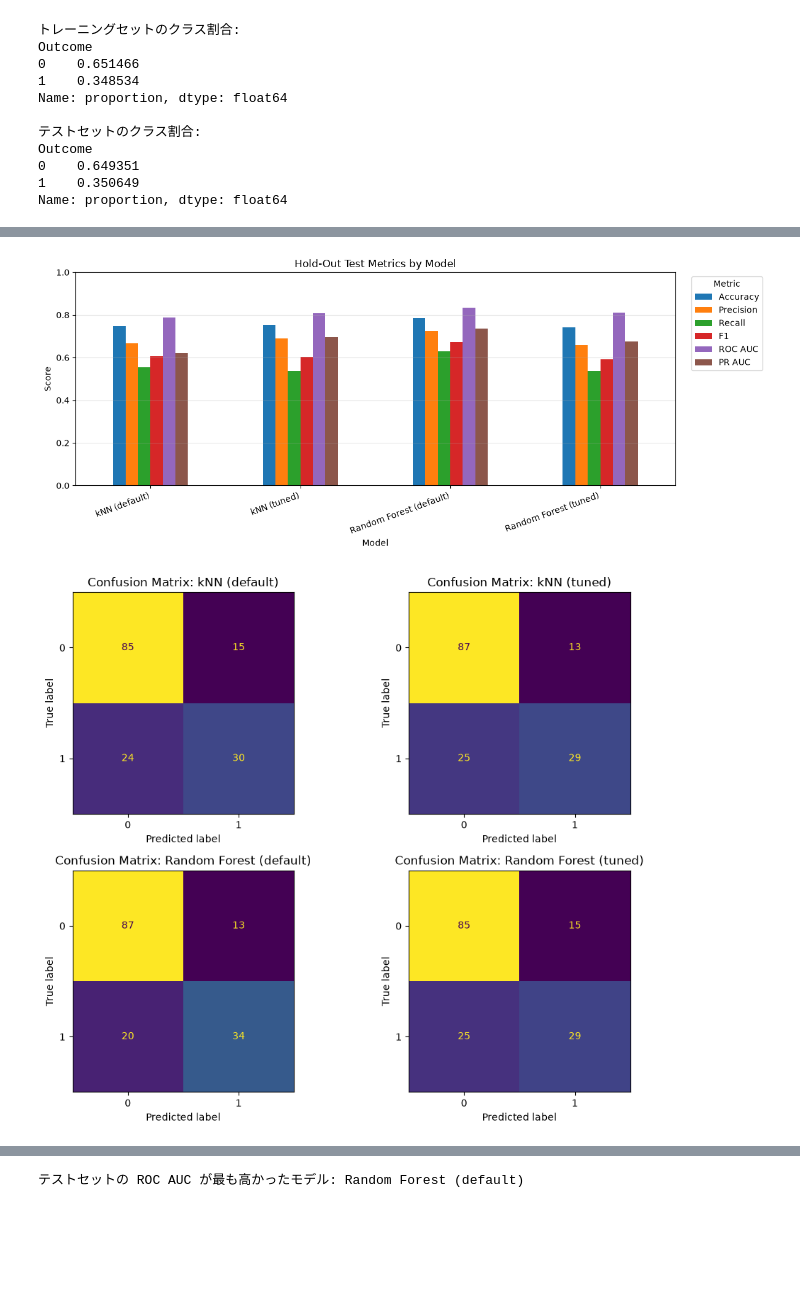
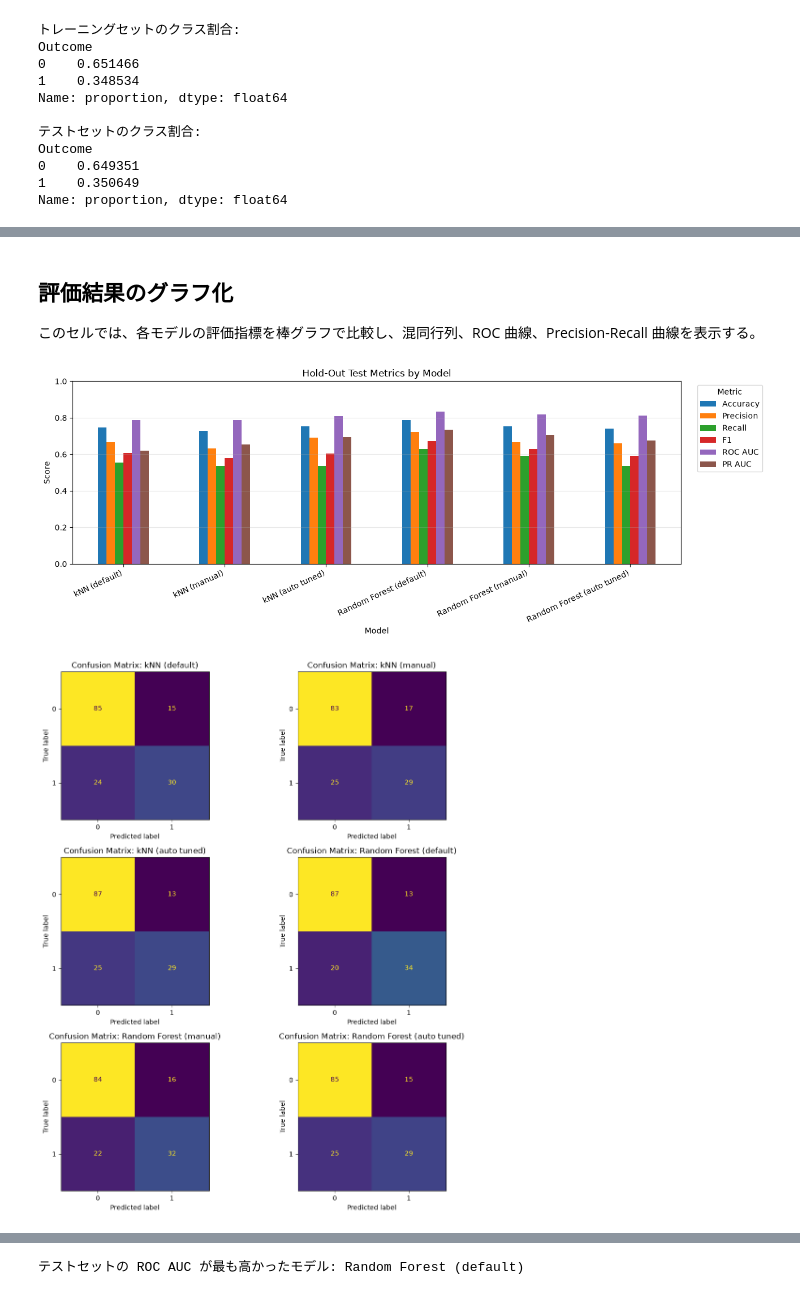
Before and after one commit to fukumoto-riku/python_seminar, a Jupyter notebook: 第5回/lesson_5/knn_random_forest_classification.ipynb, the cells around one changed output, grey strips where cells are left out. Drawn from its saved outputs; the diff is of its cells as text; code cells hidden in the pictures; blank space fills up the shorter version.

Commit message:
Update classification notebook comparisons

```diff
--- a/第5回/lesson_5/knn_random_forest_classification.ipynb
+++ b/第5回/lesson_5/knn_random_forest_classification.ipynb
@@ -452,6 +720,9 @@ Random Forest の最適なパラメータ:
 comparison_df = pd.DataFrame(results)
 comparison_columns = [
     'model',
+    'model_family',
+    'setting_type',
+    *parameter_display_columns,
     'test_tn',
     'test_fp',
     'test_fn',
@@ -465,8 +736,11 @@ comparison_columns = [
     'test_pr_auc',
     'cv_best_score',
     'best_params',
+    'hyperparameters',
 ]
 
-comparison_df = comparison_df[comparison_columns]
+comparison_df = comparison_df.reindex(columns=comparison_columns)
+for column in parameter_display_columns:
+    comparison_df[column] = comparison_df[column].map(format_parameter_value_for_table)
 comparison_df.sort_values(by='test_roc_auc', ascending=False)
 # %% [output]
@@ -485,12 +840,18 @@ comparison_df.sort_values(by='test_roc_auc', ascending=False)
 `train_accuracy` が高いのに `test_accuracy` が低い場合は、学習データに合わせすぎた過学習の可能性がある。
 
 `cv_best_score` は、ハイパーパラメータを選ぶためにトレーニングセット内で行った交差検証の ROC AUC であり、最終評価にはテストセットの値を使う。クラス不均衡があるため、Accuracy だけでなく ROC 曲線や PR 曲線も確認するとよい。
+# %% [markdown]
+## 評価結果のグラフ化
+
+このセルでは、各モデルの評価指標を棒グラフで比較し、混同行列、ROC 曲線、Precision-Recall 曲線を表示する。
 # %%
 model_order = [
     'kNN (default)',
-    'kNN (tuned)',
+    'kNN (manual)',
+    'kNN (auto tuned)',
     'Random Forest (default)',
-    'Random Forest (tuned)',
+    'Random Forest (manual)',
+    'Random Forest (auto tuned)',
 ]
 model_order = [m for m in model_order if m in trained_models]
 
@@ -517,12 +878,12 @@ metrics_for_plot = (
     .rename(columns=metric_names)
 )
 
-ax = metrics_for_plot.plot(kind='bar', figsize=(12, 5), ylim=(0, 1))
+ax = metrics_for_plot.plot(kind='bar', figsize=(13, 5), ylim=(0, 1))
 ax.set_xlabel('Model')
 ax.set_ylabel('Score')
 ax.set_title('Hold-Out Test Metrics by Model')
 ax.legend(title='Metric', bbox_to_anchor=(1.02, 1), loc='upper left')
-plt.xticks(rotation=20, ha='right')
+plt.xticks(rotation=25, ha='right')
 plt.grid(True, axis='y', alpha=0.3)
 plt.tight_layout()
 plt.show()
@@ -530,7 +891,7 @@ plt.show()
 # 混同行列
 n_cols = 2
 n_rows = (len(model_order) + n_cols - 1) // n_cols
-fig, axes = plt.subplots(n_rows, n_cols, figsize=(10, 4 * n_rows))
+fig, axes = plt.subplots(n_rows, n_cols, figsize=(11, 4 * n_rows))
 axes = axes.ravel() if hasattr(axes, 'ravel') else [axes]
 
 for ax, model_name in zip(axes, model_order):
@@ -551,32 +912,32 @@ for ax in axes[len(model_order):]:
 
 plt.tight_layout()
 plt.show()
 
 # ROC 曲線
 fig, ax = plt.subplots(figsize=(7, 6))
 
 for model_name in model_order:
     model = trained_models[model_name]
     RocCurveDisplay.from_estimator(model, auto_X_test, y_test, ax=ax, name=model_name)
 
 ax.set_title('ROC Curves by Model')
 ax.grid(True, alpha=0.3)
 plt.tight_layout()
 plt.show()
 
 # PR 曲線
 fig, ax = plt.subplots(figsize=(7, 6))
 
 for model_name in model_order:
     model = trained_models[model_name]
     PrecisionRecallDisplay.from_estimator(
         model, auto_X_test, y_test, ax=ax, name=model_name
     )
 
 ax.set_title('Precision-Recall Curves by Model')
 ax.grid(True, alpha=0.3)
 plt.tight_layout()
 plt.show()
 # %% [output]
-[figure, old version]
+[figure, new version]
-[figure, old version]
+[figure, new version]
```
Also changed, not shown: parts of 27 cells of this notebook.
